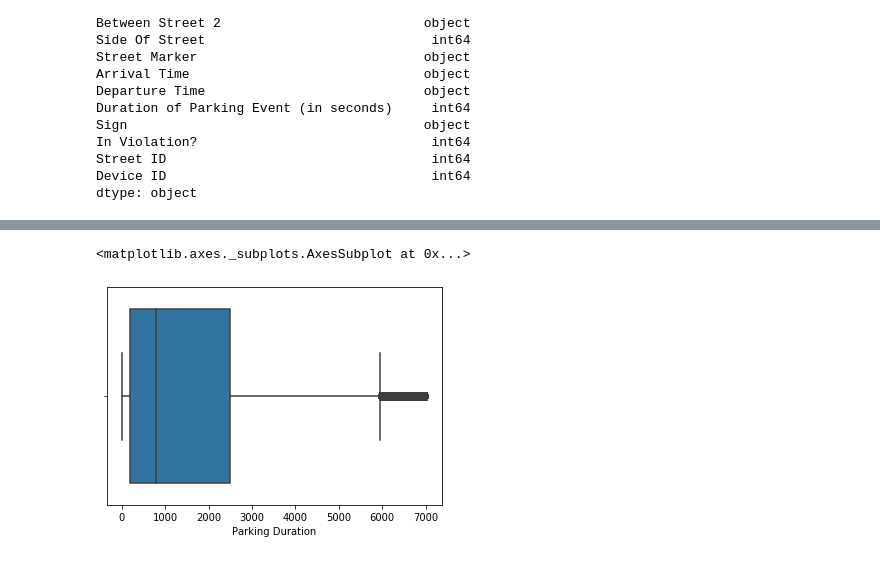
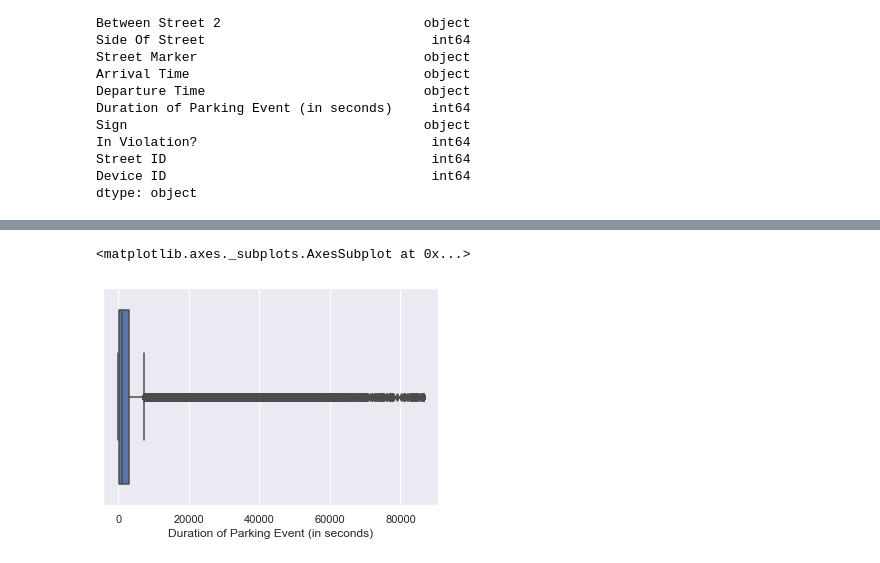
Before and after one commit to s3660851/Group-7, a Jupyter notebook: ProgrammingProject.ipynb, the cells around one changed output, grey strips where cells are left out. Cells and saved outputs as stored; diff of their text form; code cells hidden in the pictures.

```diff
--- a/ProgrammingProject.ipynb
+++ b/ProgrammingProject.ipynb
@@ -12,6 +13,7 @@ import pandas as pd
 import numpy as np
 import matplotlib.pyplot as plt
 import seaborn as sns
+sns.set()
 from scipy import stats
 # %%
 #retrieving data
@@ -116,5 +116,5 @@ parkingdata.head(10)
 # %%
-sns.boxplot(parkingdata['Parking Duration'])
+sns.boxplot(parkingdata['Duration of Parking Event (in seconds)'])
 # %% [output]
 <matplotlib.axes._subplots.AxesSubplot at 0x...>
-[figure, old version]
+[figure, new version]
```
Also changed, not shown: parts of 13 cells of this notebook.
